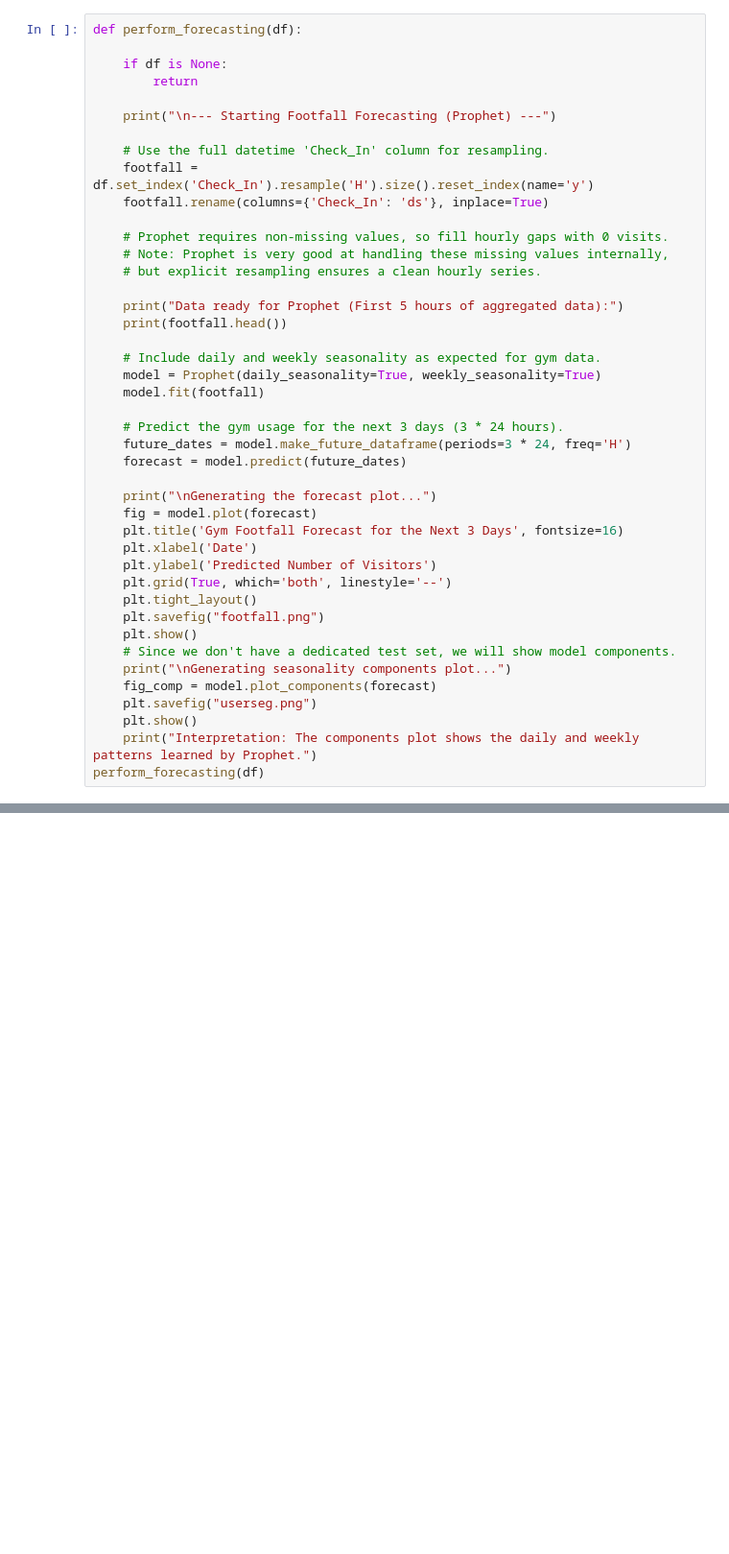
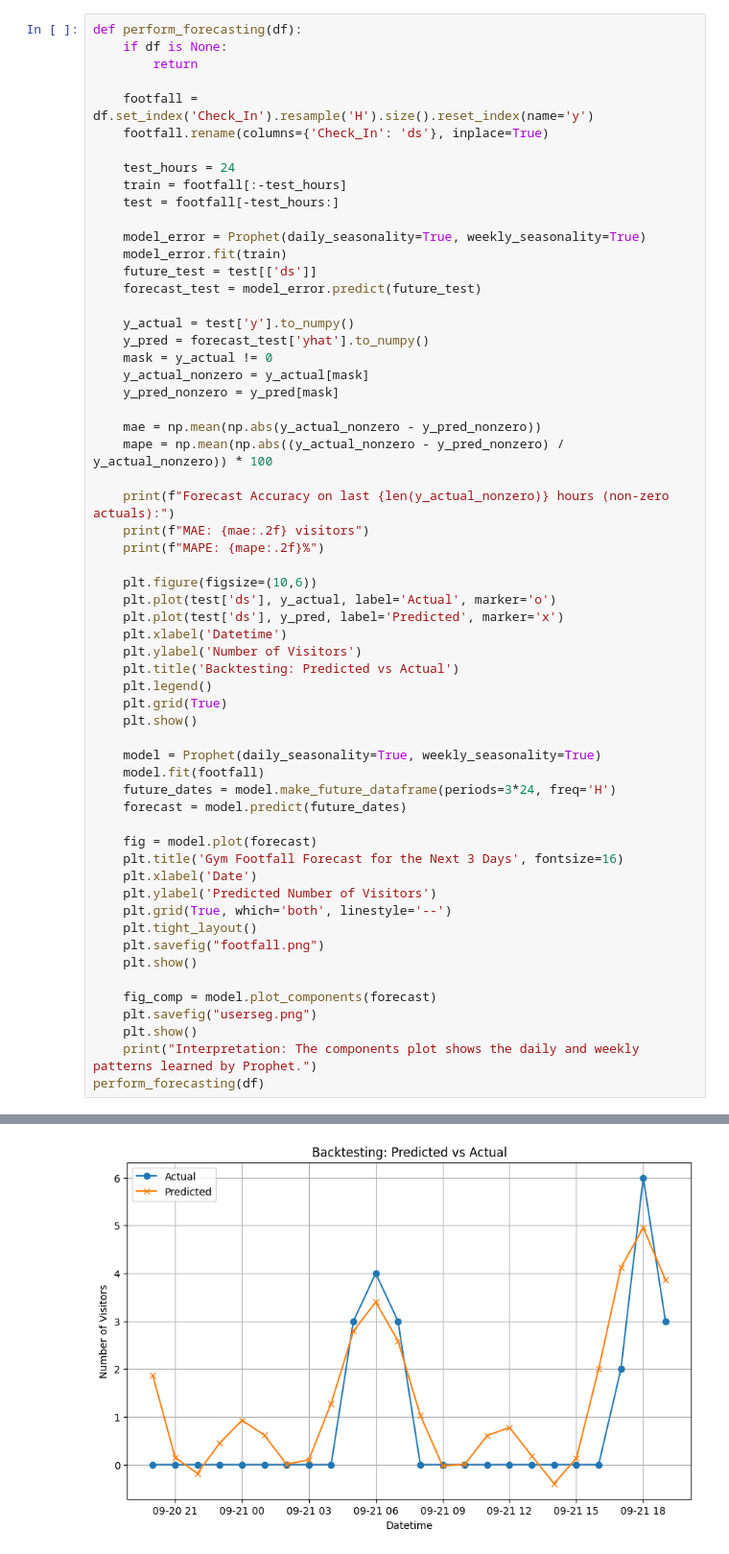
Before and after one commit to 77RedX/Gym-monitoring-system, a Jupyter notebook: GymMonitoringUsage.ipynb, the cells around one changed output, grey strips where cells are left out. Shown: that part at 96% size. Saved outputs shown, nothing was run; the diff lists cells and outputs as text; blank space fills up the shorter version.

Commit message:
Added MAPE/MAE error analysis

```diff
--- a/GymMonitoringUsage.ipynb
+++ b/GymMonitoringUsage.ipynb
@@ -88,32 +89,49 @@ plt.show()
 [figure]
 # %%
 def perform_forecasting(df):
-
     if df is None:
         return
 
-    print("\n--- Starting Footfall Forecasting (Prophet) ---")
-
-    # Use the full datetime 'Check_In' column for resampling.
     footfall = df.set_index('Check_In').resample('H').size().reset_index(name='y')
     footfall.rename(columns={'Check_In': 'ds'}, inplace=True)
 
-    # Prophet requires non-missing values, so fill hourly gaps with 0 visits.
-    # Note: Prophet is very good at handling these missing values internally,
-    # but explicit resampling ensures a clean hourly series.
+    test_hours = 24
+    train = footfall[:-test_hours]
+    test = footfall[-test_hours:]
 
-    print("Data ready for Prophet (First 5 hours of aggregated data):")
-    print(footfall.head())
+    model_error = Prophet(daily_seasonality=True, weekly_seasonality=True)
+    model_error.fit(train)
+    future_test = test[['ds']]
+    forecast_test = model_error.predict(future_test)
 
-    # Include daily and weekly seasonality as expected for gym data.
+    y_actual = test['y'].to_numpy()
+    y_pred = forecast_test['yhat'].to_numpy()
+    mask = y_actual != 0
+    y_actual_nonzero = y_actual[mask]
+    y_pred_nonzero = y_pred[mask]
+
+    mae = np.mean(np.abs(y_actual_nonzero - y_pred_nonzero))
+    mape = np.mean(np.abs((y_actual_nonzero - y_pred_nonzero) / y_actual_nonzero)) * 100
+
+    print(f"Forecast Accuracy on last {len(y_actual_nonzero)} hours (non-zero actuals):")
+    print(f"MAE: {mae:.2f} visitors")
+    print(f"MAPE: {mape:.2f}%")
+
+    plt.figure(figsize=(10,6))
+    plt.plot(test['ds'], y_actual, label='Actual', marker='o')
+    plt.plot(test['ds'], y_pred, label='Predicted', marker='x')
+    plt.xlabel('Datetime')
+    plt.ylabel('Number of Visitors')
+    plt.title('Backtesting: Predicted vs Actual')
+    plt.legend()
+    plt.grid(True)
+    plt.show()
+
     model = Prophet(daily_seasonality=True, weekly_seasonality=True)
     model.fit(footfall)
-
-    # Predict the gym usage for the next 3 days (3 * 24 hours).
-    future_dates = model.make_future_dataframe(periods=3 * 24, freq='H')
+    future_dates = model.make_future_dataframe(periods=3*24, freq='H')
     forecast = model.predict(future_dates)
 
-    print("\nGenerating the forecast plot...")
     fig = model.plot(forecast)
     plt.title('Gym Footfall Forecast for the Next 3 Days', fontsize=16)
     plt.xlabel('Date')
@@ -122,8 +140,7 @@ def perform_forecasting(df):
     plt.tight_layout()
     plt.savefig("footfall.png")
     plt.show()
-    # Since we don't have a dedicated test set, we will show model components.
-    print("\nGenerating seasonality components plot...")
+
     fig_comp = model.plot_components(forecast)
     plt.savefig("userseg.png")
     plt.show()
@@ -141,0 +155 @@ Data ready for Prophet (First 5 hours of aggregated data):
+[figure, new version]
```
Also changed, not shown: parts of 2 cells of this notebook, 2 other files.
